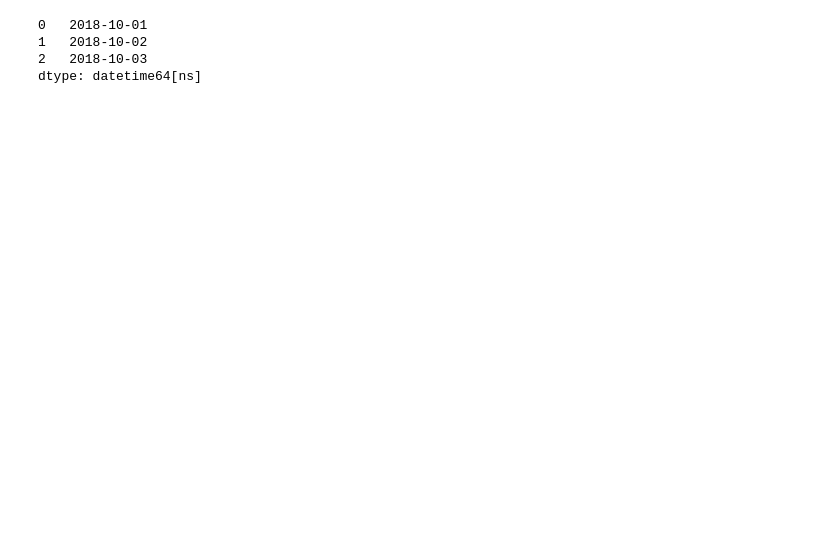
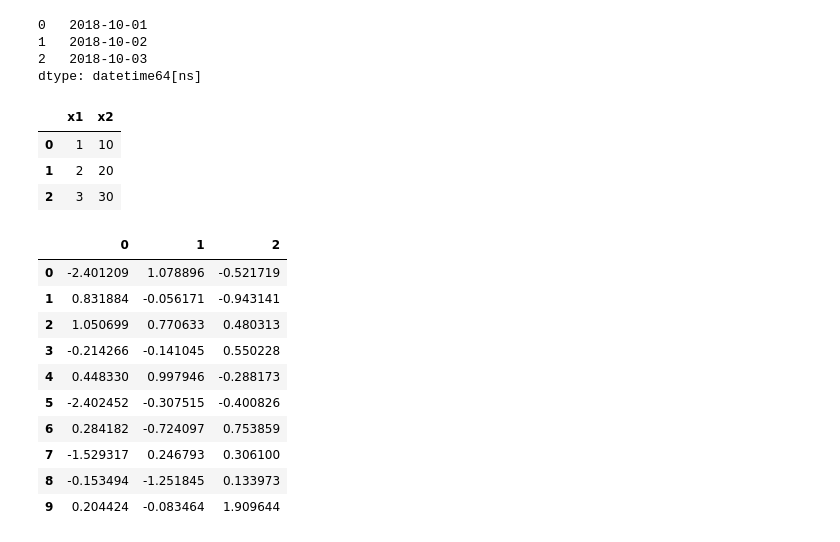
Before and after one commit to itosho/jenga-book, a Jupyter notebook: iris.ipynb, the cells around one changed output. Cells and saved outputs as stored; diff of their text form; code cells hidden in the pictures; blank space fills up the shorter version.

```diff
--- a/iris.ipynb
+++ b/iris.ipynb
@@ -59,3 +136,27 @@ datetime_sample1
 1   2018-10-02
 2   2018-10-03
 dtype: datetime64[ns]
+# %%
+sample_data = {'x1': [1, 2, 3], 'x2': [10, 20, 30]}
+pd.DataFrame(sample_data)
+# %% [output]
+|  | x1 | x2 |
+| 0 | 1 | 10 |
+| 1 | 2 | 20 |
+| 2 | 3 | 30 |
+# %%
+import numpy as np
+matrix = np.random.randn(10, 3)
+pd.DataFrame(matrix)
+# %% [output]
+|  | 0 | 1 | 2 |
+| 0 | -2.401209 | 1.078896 | -0.521719 |
+| 1 | 0.831884 | -0.056171 | -0.943141 |
+| 2 | 1.050699 | 0.770633 | 0.480313 |
+| 3 | -0.214266 | -0.141045 | 0.550228 |
+| 4 | 0.448330 | 0.997946 | -0.288173 |
+| 5 | -2.402452 | -0.307515 | -0.400826 |
+| 6 | 0.284182 | -0.724097 | 0.753859 |
+| 7 | -1.529317 | 0.246793 | 0.306100 |
+| 8 | -0.153494 | -1.251845 | 0.133973 |
+| 9 | 0.204424 | -0.083464 | 1.909644 |
```
Also changed, not shown: parts of 6 cells of this notebook, 1 other file.
